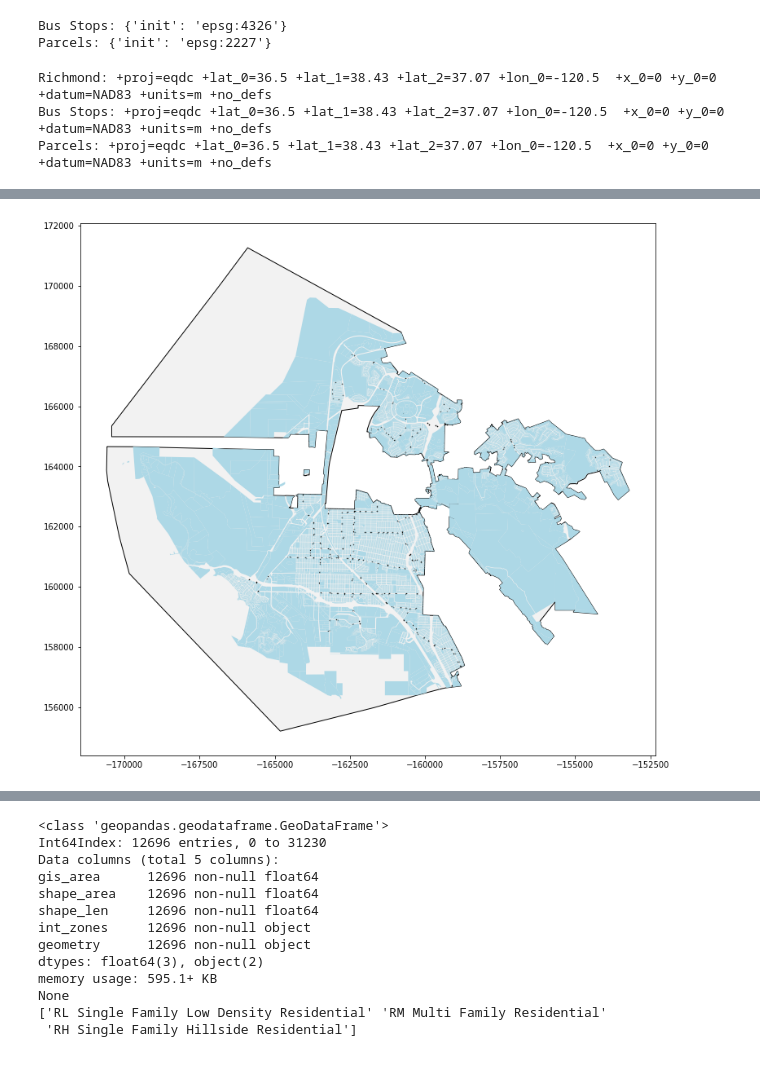
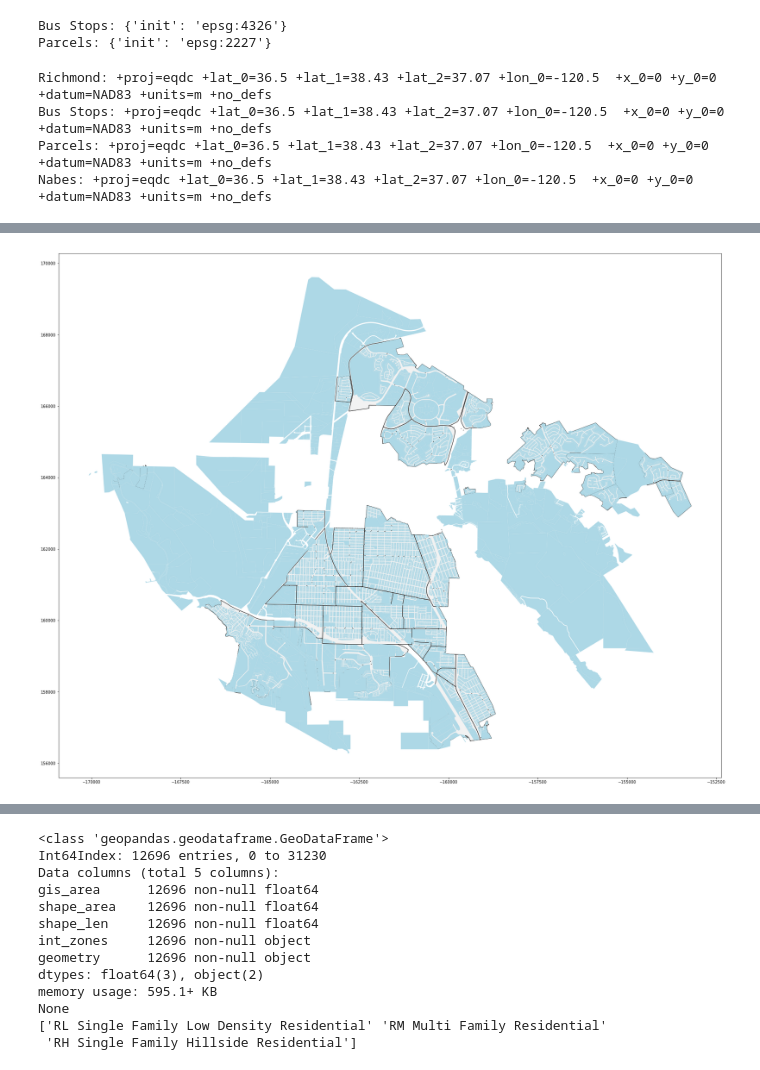
Before and after one commit to bazini627/map674-module-07, a Jupyter notebook: richmond_parcels_bus_stops.ipynb, the cells around one changed output, grey strips where cells are left out. Saved outputs shown, nothing was run; the diff lists cells and outputs as text; code cells hidden in the pictures.

Commit message:
added richmond nabes to analysis with neighborhood shapefile

```diff
--- a/richmond_parcels_bus_stops.ipynb
+++ b/richmond_parcels_bus_stops.ipynb
@@ -11,7 +11,7 @@ import timeit
 fiona.Env();
 
 # Change the plot size since it's small with the inital plot
-plt.rcParams['figure.figsize'] = (15,12)
+plt.rcParams['figure.figsize'] = (30,30)
 # %%
 # Going to try using OSMnx to get city boundaries but have file in data dir if needed
 richmond = ox.gdf_from_place('Richmond, California')
@@ -41,10 +43,11 @@ parcels_equi = parcels.to_crs('+proj=eqdc +lat_0=36.5 +lat_1=38.43 +lat_2=37.07
 # %%
 # Check crs just to make sure things converted
-print('Richmond: ' + str(richmond_equi.crs) + '\nBus Stops: ' + str(bus_stops_equi.crs) + '\nParcels: ' + str(parcels_equi.crs))
+print('Richmond: ' + str(richmond_equi.crs) + '\nBus Stops: ' + str(bus_stops_equi.crs) + '\nParcels: ' + str(parcels_equi.crs) + '\nNabes: ' + str(nabes_equi.crs))
 # %% [output]
 Richmond: +proj=eqdc +lat_0=36.5 +lat_1=38.43 +lat_2=37.07 +lon_0=-120.5  +x_0=0 +y_0=0 +datum=NAD83 +units=m +no_defs
 Bus Stops: +proj=eqdc +lat_0=36.5 +lat_1=38.43 +lat_2=37.07 +lon_0=-120.5  +x_0=0 +y_0=0 +datum=NAD83 +units=m +no_defs
 Parcels: +proj=eqdc +lat_0=36.5 +lat_1=38.43 +lat_2=37.07 +lon_0=-120.5  +x_0=0 +y_0=0 +datum=NAD83 +units=m +no_defs
+Nabes: +proj=eqdc +lat_0=36.5 +lat_1=38.43 +lat_2=37.07 +lon_0=-120.5  +x_0=0 +y_0=0 +datum=NAD83 +units=m +no_defs
 # %%
 # Maybe export these out and to be read back in
 richmond_equi.to_file('./data/richmond_eqdc/')
@@ -55,13 +59,15 @@ parcels_equi.to_file('./data/parcels_eqdc/')
 richmond_eqdc = gpd.read_file('./data/richmond_eqdc/richmond_eqdc.shp')
 bus_stops_eqdc = gpd.read_file('./data/bus_stops_eqdc/bus_stops_eqdc.shp')
 parcels_eqdc = gpd.read_file('./data/parcels_eqdc/parcels_eqdc.shp')
+nabes_eqdc = gpd.read_file('./data/nabes_eqdc/nabes_eqdc.shp')
 # %%
 # See how an initial plot works out
 # Time it for giggles since there are a crap-ton of parcels
 fig, ax = plt.subplots()
 
-richmond_eqdc.plot(ax=ax, edgecolor='black', color='#f2f2f2', zorder=0);
+nabes_eqdc.plot(ax=ax, edgecolor='black', color='#f2f2f2', zorder=0);
+#richmond_eqdc.plot(ax=ax, edgecolor='black', color='#f2f2f2', zorder=0);
 bus_stops_eqdc.plot(ax=ax, edgecolor='black', color='green', markersize=.4, zorder=1);
-%time
+#%time
 parcels_eqdc.plot(ax=ax, color='#ADD8E6', zorder=2);
 # %% [output]
@@ -70,4 +74,4 @@ Wall time: 11 µs
-[figure, old version]
+[figure, new version]
 # %%
 parcels_eqdc.head()
 # %% [output]
```
Also changed, not shown: parts of 17 cells of this notebook, 12 other files.
